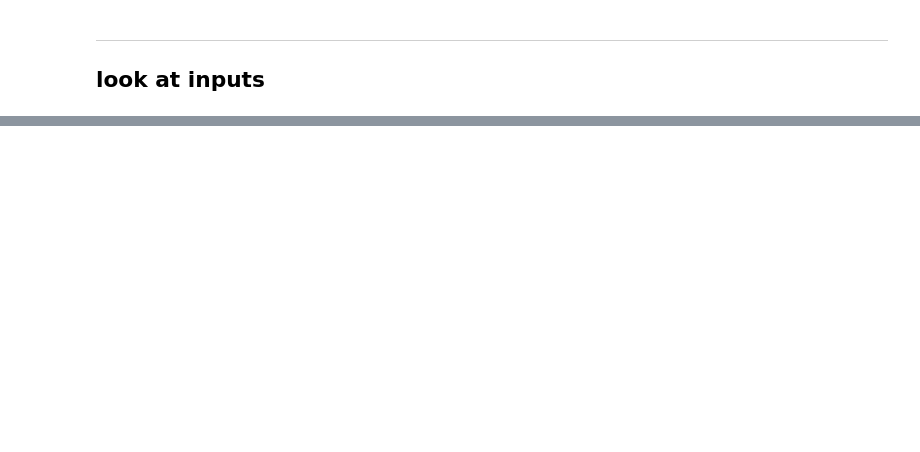
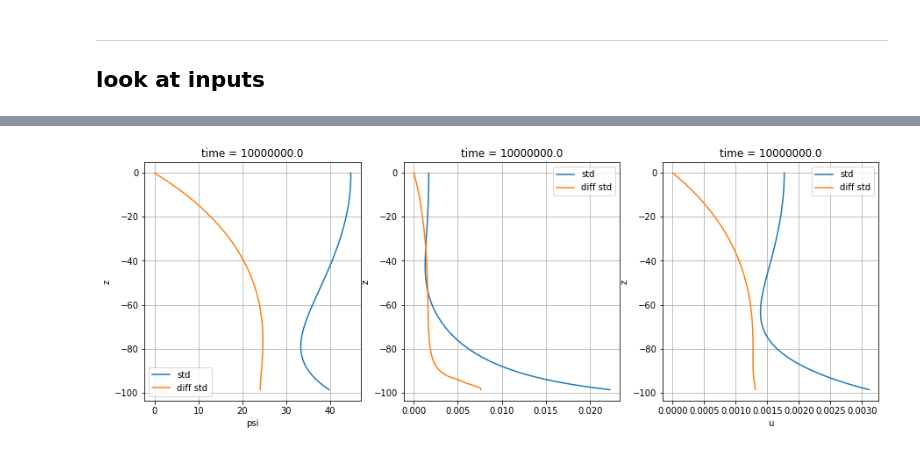
Before and after one commit to apatlpo/qgsolver, a Jupyter notebook: output/roms_seamount.ipynb, the cells around one changed output, grey strips where cells are left out. Saved outputs shown, nothing was run; the diff lists cells and outputs as text; code cells hidden in the pictures; blank space fills up the shorter version.

```diff
--- a/output/roms_seamount.ipynb
+++ b/output/roms_seamount.ipynb
@@ -92,0 +120,20 @@ Data variables:
+# %%
+fig = plt.figure(figsize=(15,5))
+iplt = 1
+for v in ['psi','zeta','u']:
+
+    #
+    ax = fig.add_subplot(1,3,iplt)
+
+    std = ds_in[v].std(dim=['x','y'])
+    diff = (ds_out[v]-ds_in[v]).std(dim=['x','y'])
+    if v=='zeta':
+        std = std/f0
+        diff = diff/f0
+    std.plot(ax=ax, y='z', label='std')
+    diff.plot(ax=ax, y='z', label='diff std')
+    ax.legend()
+    ax.grid()
+    iplt+=1
+# %% [output]
+[figure, added]
```
Also changed, not shown: parts of 18 cells of this notebook, 7 other files.
